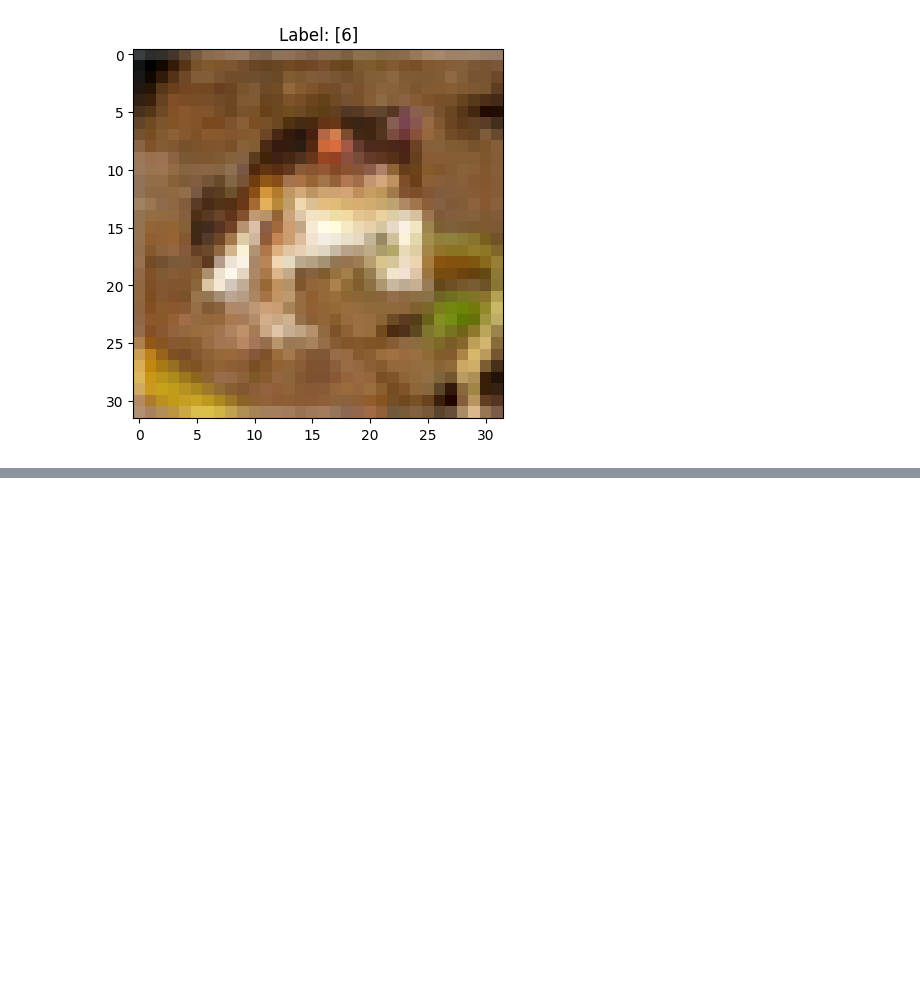
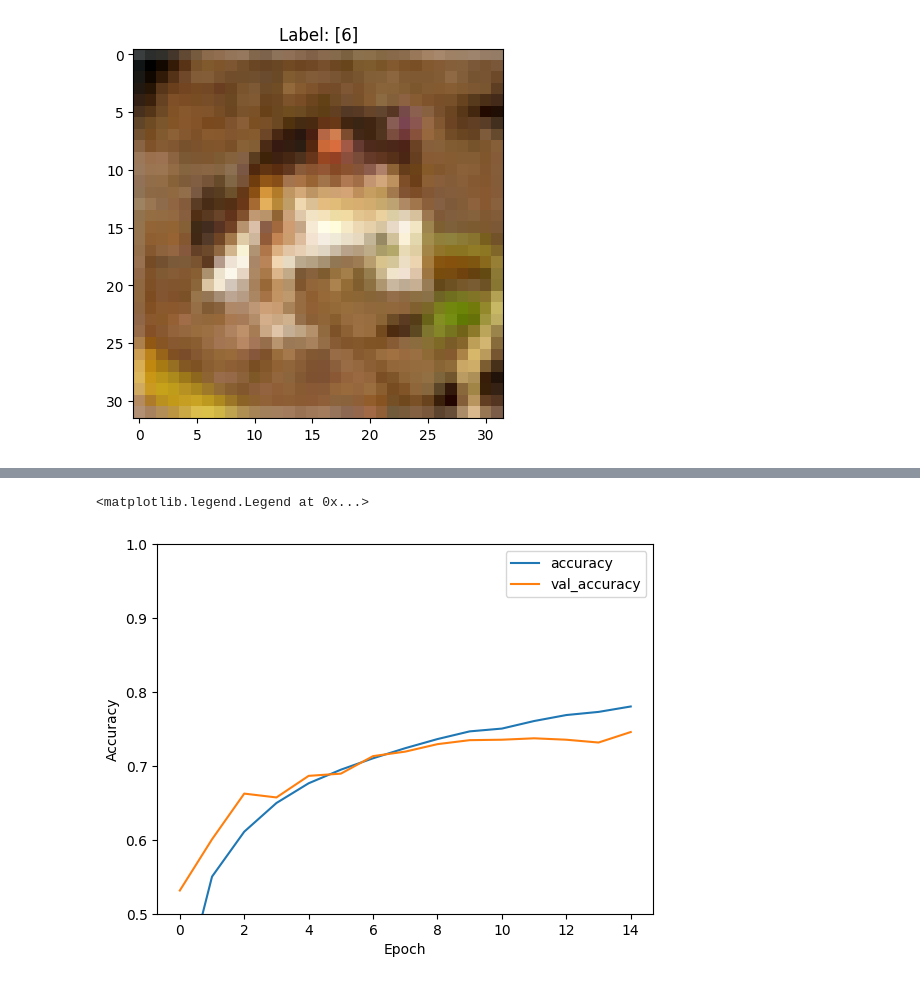
Before and after one commit to hashirahmad806/Machine_Deep_Learning_Tasks, a Jupyter notebook: CIFAR-10_PROJECT/CIFAR-1o.ipynb, the cells around one changed output, grey strips where cells are left out. Drawn from its saved outputs; the diff is of its cells as text; code cells hidden in the pictures; blank space fills up the shorter version.

```diff
--- a/CIFAR-10_PROJECT/CIFAR-1o.ipynb
+++ b/CIFAR-10_PROJECT/CIFAR-1o.ipynb
@@ -60,0 +99,17 @@ plt.show()
+# %%
+model = models.Sequential()
+model.add(   # Augmentation layers (Automatically turned OFF during testing/validation)
+    layers.RandomFlip("horizontal"),
+    layers.RandomRotation(0.1),)
+
+model.add(layers.Conv2D(32, (3, 3), activation='relu', input_shape=(32, 32, 3)))
+model.add(layers.MaxPooling2D((2, 2)))
+model.add(layers.Conv2D(64, (3, 3), activation='relu'))
+model.add(layers.MaxPooling2D((2, 2)))
+model.add(layers.Conv2D(64, (3, 3), activation='relu'))
+model.add(layers.Flatten())
+model.add(layers.Dense(128, activation='relu'))
+model.add(layers.Dense(64, activation='relu'))
+model.add(layers.Dropout(0.5))   # IMPORTANT: prevents overfitting
+
+model.add(layers.Dense(10, activation='softmax'))
@@ -60,0 +142,4 @@ plt.show()
+# %%
+model.compile(optimizer='adam',
+              loss='sparse_categorical_crossentropy',
+                metrics=['accuracy'])
@@ -60,0 +150,2 @@ plt.show()
+# %%
+history=model.fit(x_train, y_train, epochs=15, validation_data=(x_test, y_test))
@@ -60,0 +170,10 @@ plt.show()
+# %%
+plt.plot(history.history['accuracy'], label='accuracy')
+plt.plot(history.history['val_accuracy'], label = 'val_accuracy')
+plt.xlabel('Epoch')
+plt.ylabel('Accuracy')
+plt.ylim([0.5, 1])
+plt.legend()
+# %% [output]
+<matplotlib.legend.Legend at 0x...>
+[figure, added]
```
Also changed, not shown: parts of 14 cells of this notebook.
